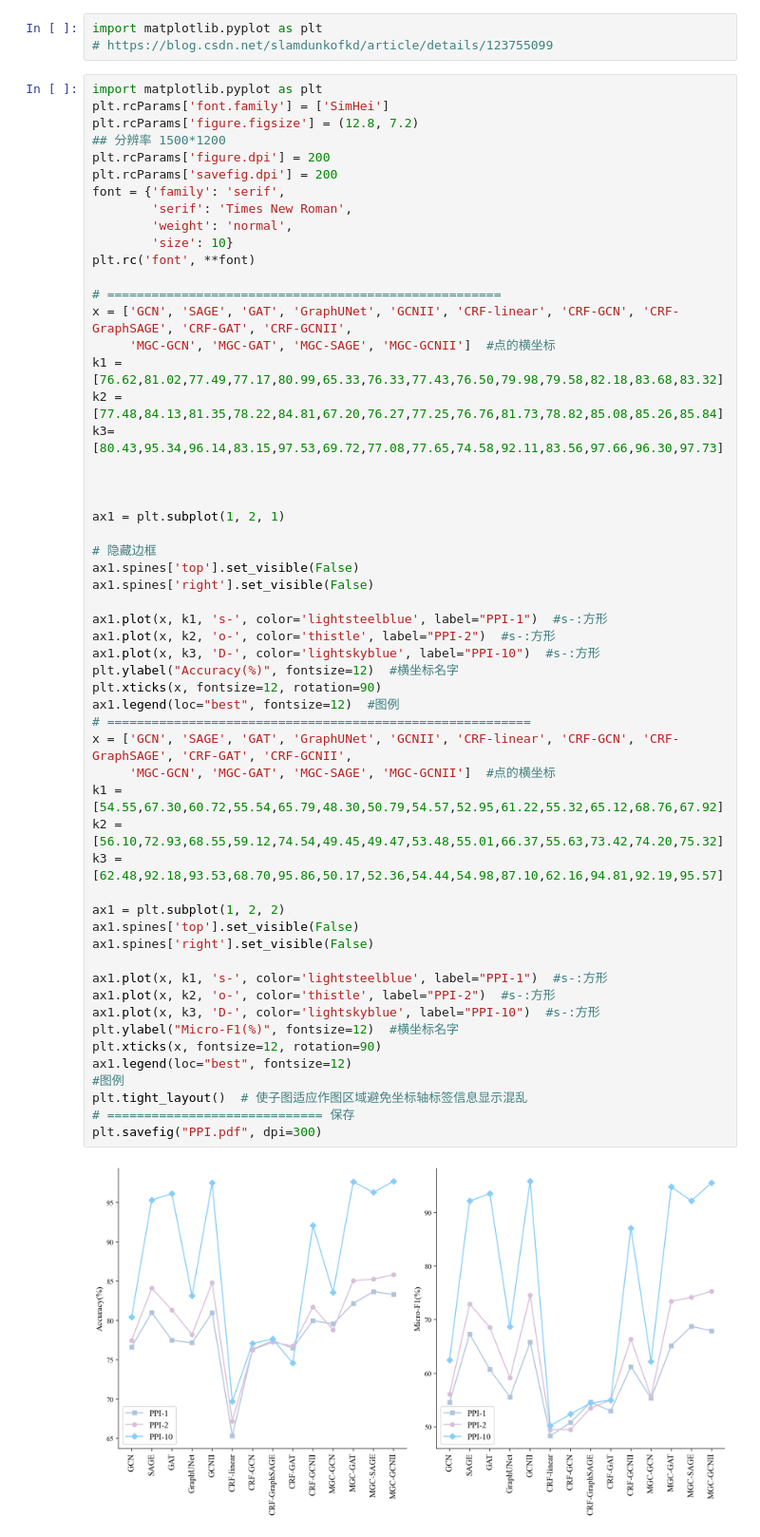
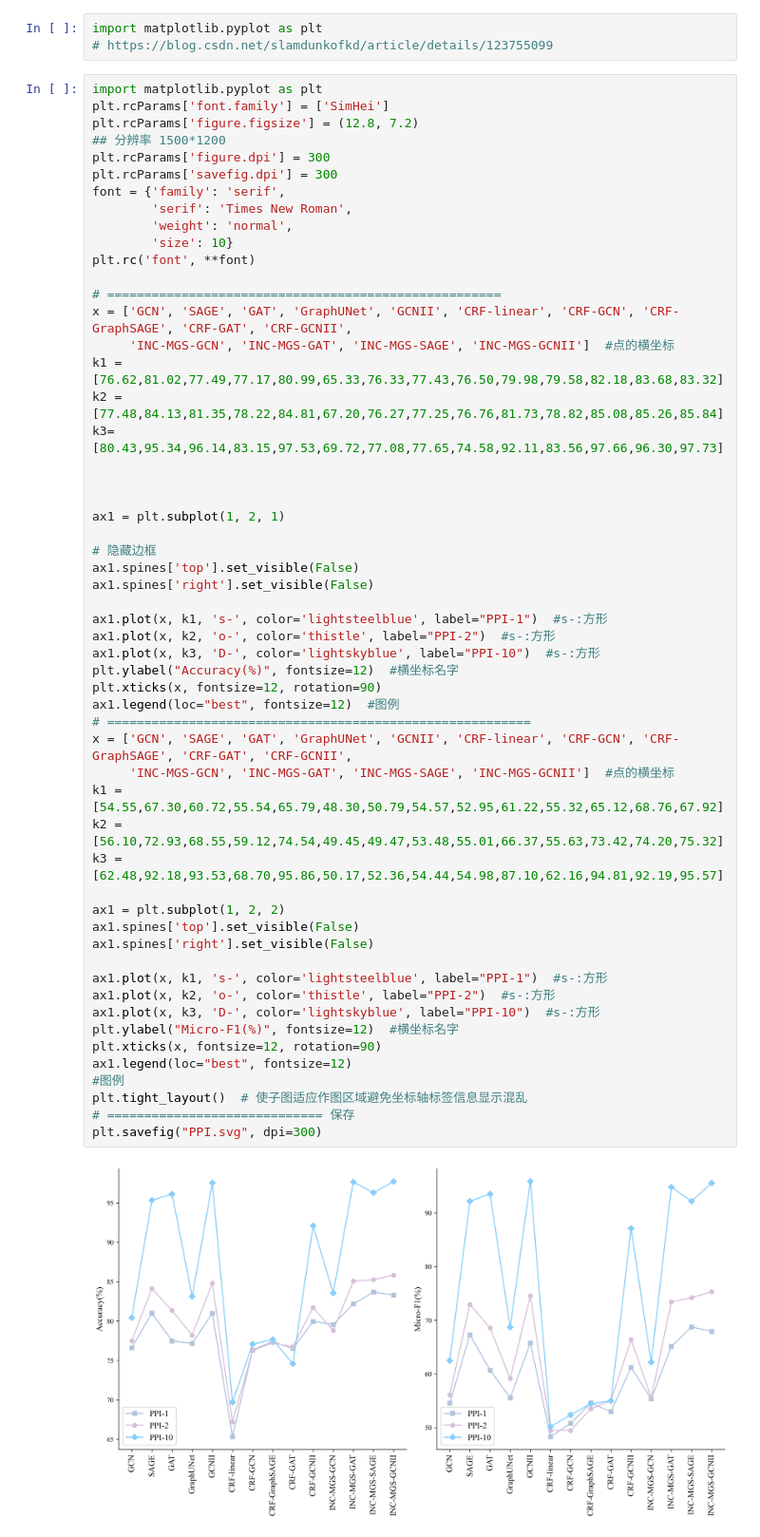
Before and after one commit to knightzz1998/paper-graph, a Jupyter notebook: 图形绘制-PPI.ipynb, the cells around one changed output. Shown at 95% size. Cells and saved outputs as stored; diff of their text form.

```diff
--- a/图形绘制-PPI.ipynb
+++ b/图形绘制-PPI.ipynb
@@ -6,8 +6,8 @@ import matplotlib.pyplot as plt
 plt.rcParams['font.family'] = ['SimHei']
 plt.rcParams['figure.figsize'] = (12.8, 7.2)
 ## 分辨率 1500*1200
-plt.rcParams['figure.dpi'] = 200
-plt.rcParams['savefig.dpi'] = 200
+plt.rcParams['figure.dpi'] = 300
+plt.rcParams['savefig.dpi'] = 300
 font = {'family': 'serif',
         'serif': 'Times New Roman',
         'weight': 'normal',
@@ -16,7 +16,7 @@ plt.rc('font', **font)
 
 # =====================================================
 x = ['GCN', 'SAGE', 'GAT', 'GraphUNet', 'GCNII', 'CRF-linear', 'CRF-GCN', 'CRF-GraphSAGE', 'CRF-GAT', 'CRF-GCNII',
-     'MGC-GCN', 'MGC-GAT', 'MGC-SAGE', 'MGC-GCNII']  #点的横坐标
+     'INC-MGS-GCN', 'INC-MGS-GAT', 'INC-MGS-SAGE', 'INC-MGS-GCNII']  #点的横坐标
 k1 = [76.62,81.02,77.49,77.17,80.99,65.33,76.33,77.43,76.50,79.98,79.58,82.18,83.68,83.32]
 k2 = [77.48,84.13,81.35,78.22,84.81,67.20,76.27,77.25,76.76,81.73,78.82,85.08,85.26,85.84]
 k3=  [80.43,95.34,96.14,83.15,97.53,69.72,77.08,77.65,74.58,92.11,83.56,97.66,96.30,97.73]
@@ -28,33 +28,33 @@ ax1 = plt.subplot(1, 2, 1)
 # 隐藏边框
 ax1.spines['top'].set_visible(False)
 ax1.spines['right'].set_visible(False)
 
 ax1.plot(x, k1, 's-', color='lightsteelblue', label="PPI-1")  #s-:方形
 ax1.plot(x, k2, 'o-', color='thistle', label="PPI-2")  #s-:方形
 ax1.plot(x, k3, 'D-', color='lightskyblue', label="PPI-10")  #s-:方形
 plt.ylabel("Accuracy(%)", fontsize=12)  #横坐标名字
 plt.xticks(x, fontsize=12, rotation=90)
 ax1.legend(loc="best", fontsize=12)  #图例
 # =========================================================
 x = ['GCN', 'SAGE', 'GAT', 'GraphUNet', 'GCNII', 'CRF-linear', 'CRF-GCN', 'CRF-GraphSAGE', 'CRF-GAT', 'CRF-GCNII',
-     'MGC-GCN', 'MGC-GAT', 'MGC-SAGE', 'MGC-GCNII']  #点的横坐标
+     'INC-MGS-GCN', 'INC-MGS-GAT', 'INC-MGS-SAGE', 'INC-MGS-GCNII']  #点的横坐标
 k1 = [54.55,67.30,60.72,55.54,65.79,48.30,50.79,54.57,52.95,61.22,55.32,65.12,68.76,67.92]
 k2 = [56.10,72.93,68.55,59.12,74.54,49.45,49.47,53.48,55.01,66.37,55.63,73.42,74.20,75.32]
 k3 = [62.48,92.18,93.53,68.70,95.86,50.17,52.36,54.44,54.98,87.10,62.16,94.81,92.19,95.57]
 
 ax1 = plt.subplot(1, 2, 2)
 ax1.spines['top'].set_visible(False)
 ax1.spines['right'].set_visible(False)
 
 ax1.plot(x, k1, 's-', color='lightsteelblue', label="PPI-1")  #s-:方形
 ax1.plot(x, k2, 'o-', color='thistle', label="PPI-2")  #s-:方形
 ax1.plot(x, k3, 'D-', color='lightskyblue', label="PPI-10")  #s-:方形
 plt.ylabel("Micro-F1(%)", fontsize=12)  #横坐标名字
 plt.xticks(x, fontsize=12, rotation=90)
 ax1.legend(loc="best", fontsize=12)
 #图例
 plt.tight_layout()  # 使子图适应作图区域避免坐标轴标签信息显示混乱
 # ============================= 保存
-plt.savefig("PPI.pdf", dpi=300)
+plt.savefig("PPI.svg", dpi=300)
 # %% [output]
-[figure, old version]
+[figure, new version]
```
Also changed, not shown: 9 other files.
